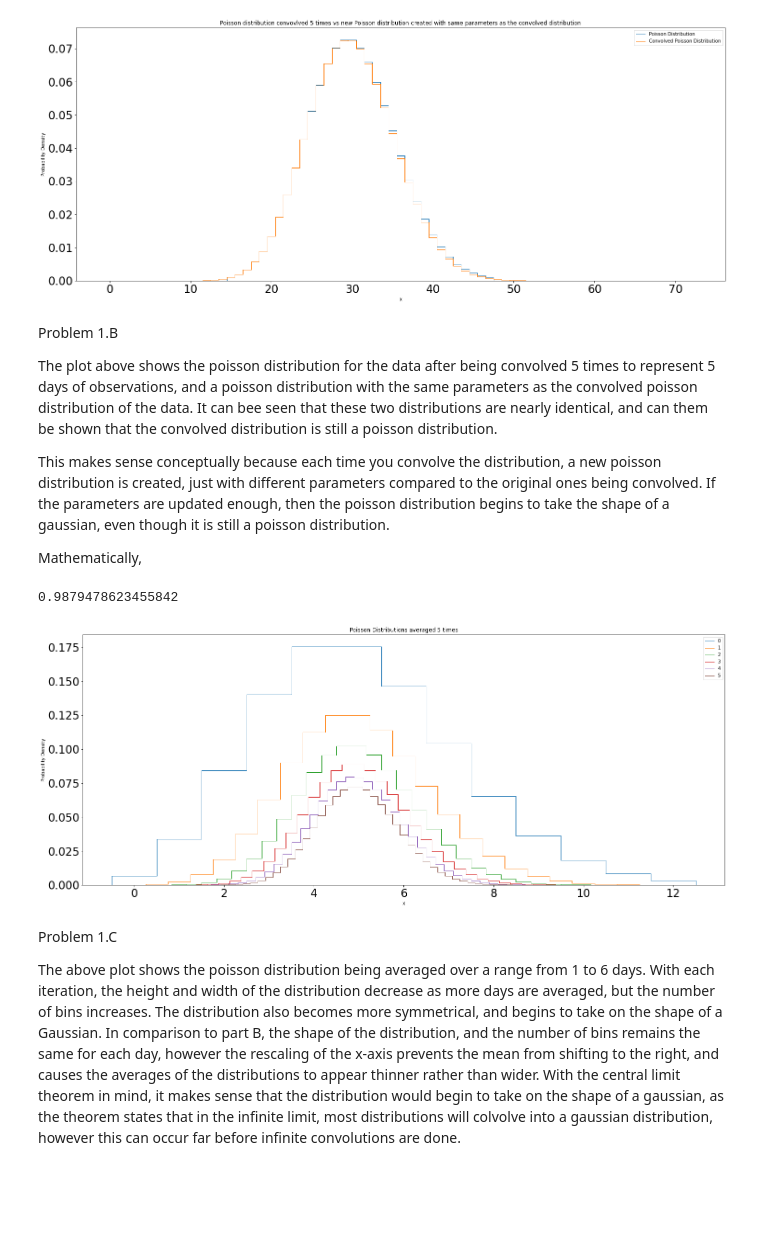
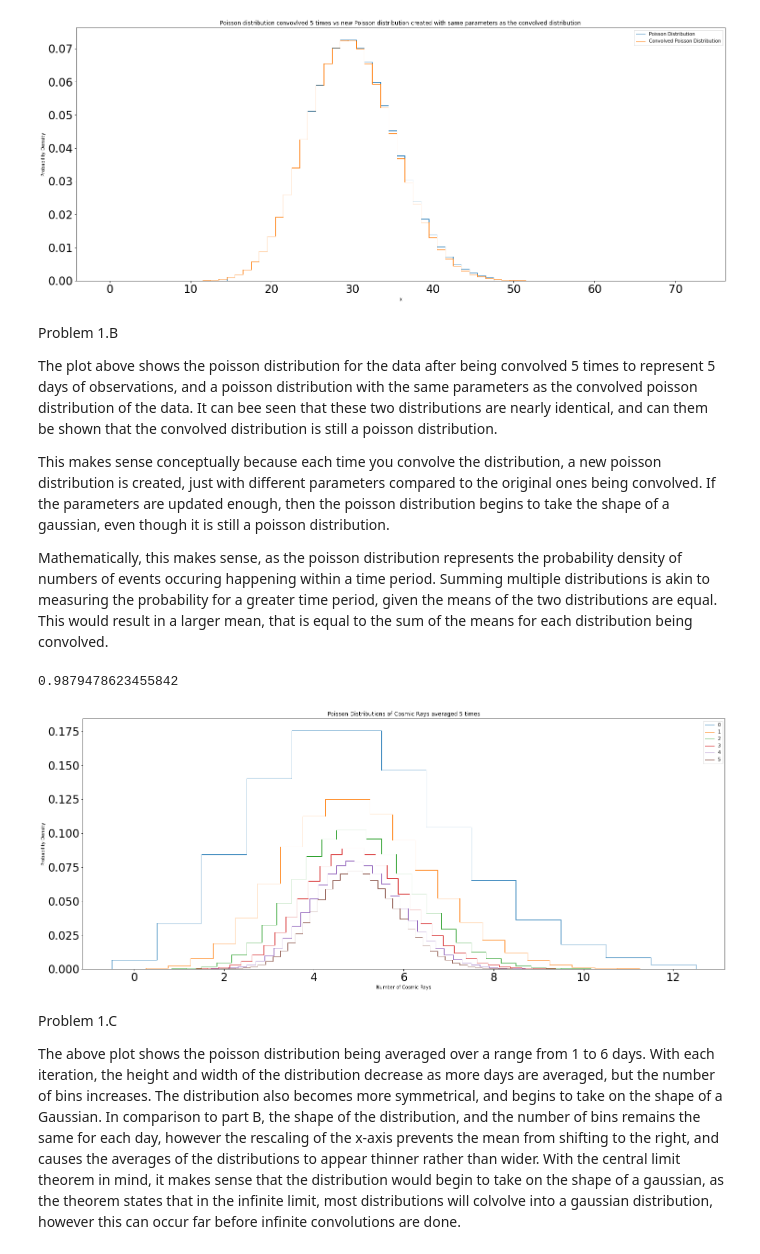
Before and after one commit to CameronPeloquin/PHYS_434, a Jupyter notebook: Lab2/Lab2.ipynb, the cells around one changed output. Drawn from its saved outputs; the diff is of its cells as text; code cells hidden in the pictures; blank space fills up the shorter version.

```diff
--- a/Lab2/Lab2.ipynb
+++ b/Lab2/Lab2.ipynb
@@ -62,33 +64,33 @@ The plot above shows the poisson distribution for the data after being convolved
 
 This makes sense conceptually because each time you convolve the distribution, a new poisson distribution is created, just with different parameters compared to the original ones being convolved. If the parameters are updated enough, then the poisson distribution begins to take the shape of a gaussian, even though it is still a poisson distribution.
 
-Mathematically,
+Mathematically, this makes sense, as the poisson distribution represents the probability density of numbers of events occuring happening within a time period. Summing multiple distributions is akin to measuring the probability for a greater time period, given the means of the two distributions are equal. This would result in a larger mean, that is equal to the sum of the means for each distribution being convolved.
 # %%
 # Problem 1.C
 plt.rcParams["figure.figsize"] = (25,10)
 fig, ax = plt.subplots(1, 1)
 ax.tick_params(labelsize = 24)
 
 X = 5
 x = np.arange(stats.poisson.ppf(0.001, X, 0), stats.poisson.ppf(0.999, X, 0))
 edges = np.arange(x[0]-0.5, x[-1]+1.5, 1)
 pmf_values = stats.poisson.pmf(x, X, 0)
 ax.stairs(pmf_values, edges, label= 0)
 conv = pmf_values
-plt.title('Poisson Distributions averaged 5 times')
-plt.xlabel('x')
+plt.title('Poisson Distributions of Cosmic Rays averaged 5 times')
+plt.xlabel('Number of Cosmic Rays')
 plt.ylabel('Probability Density')
 
 for i in range(5):
     conv = np.convolve(conv, pmf_values)
     x = np.arange(0,len(conv))
     edges = np.arange(x[0]-0.5, x[-1]+1.5, 1)/(i+2)
     ax.stairs(conv, edges, label= i + 1)
 plt.legend()
 print(conv.sum())
 # %% [output]
 0.9879478623455842
-[figure, old version]
+[figure, new version]
 # %% [markdown]
 Problem 1.C
 
```
Also changed, not shown: parts of 8 cells of this notebook.
